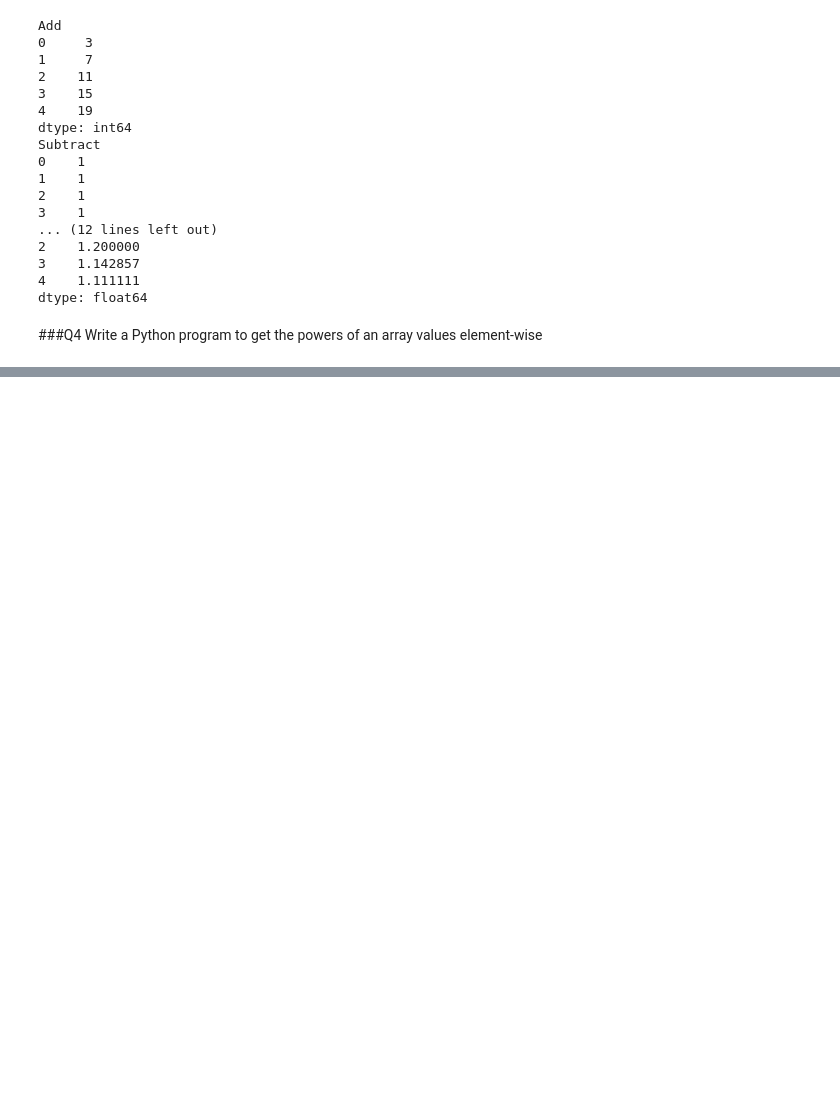
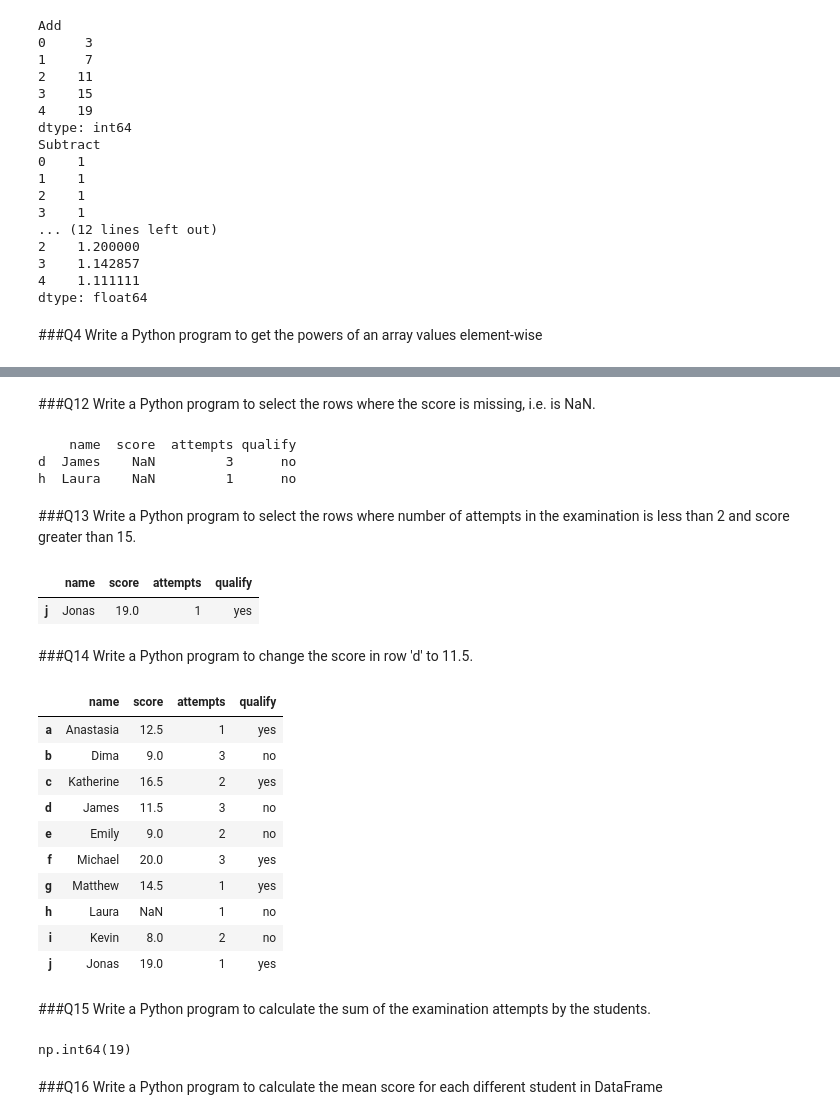
Before and after one commit to Harsh020802/Data_Analysis, a Jupyter notebook: Pandas_Questions.ipynb, the cells around one changed output, grey strips where cells are left out. Cells and saved outputs as stored; diff of their text form; code cells hidden in the pictures; blank space fills up the shorter version.

```diff
--- a/Pandas_Questions.ipynb
+++ b/Pandas_Questions.ipynb
@@ -84,0 +195,9 @@ dtype: float64
+# %%
+exam_data = {'name': ['Anastasia', 'Dima', 'Katherine', 'James', 'Emily', 'Michael', 'Matthew',
+'Laura', 'Kevin', 'Jonas'],
+'score': [12.5, 9, 16.5, np.nan, 9, 20, 14.5, np.nan, 8, 19],
+'attempts': [1, 3, 2, 3, 2, 3, 1, 1, 2, 1],
+'qualify': ['yes', 'no', 'yes', 'no', 'no', 'yes', 'yes', 'no', 'no', 'yes']}
+labels = ['a', 'b', 'c', 'd', 'e', 'f', 'g', 'h', 'i', 'j']
+df = pd.DataFrame(exam_data , index=labels)
+df[df['attempts']>2]
@@ -84,0 +217,43 @@ dtype: float64
+# %% [markdown]
+###Q12 Write a Python program to select the rows where the score is missing, i.e. is NaN.
+# %%
+print(df[df['score'].isna()])
+# %% [output]
+    name  score  attempts qualify
+d  James    NaN         3      no
+h  Laura    NaN         1      no
+# %% [markdown]
+###Q13 Write a Python program to select the rows where number of attempts in the
+examination is less than 2 and score greater than 15.
+# %%
+df[(df['attempts']<2) & (df['score']>15)]
+# %% [output]
+|  | name | score | attempts | qualify |
+| j | Jonas | 19.0 | 1 | yes |
+# %% [markdown]
+###Q14 Write a Python program to change the score in row 'd' to 11.5.
+# %%
+df.loc['d', 'score'] = 11.5
+df
+# %% [output]
+|  | name | score | attempts | qualify |
+| a | Anastasia | 12.5 | 1 | yes |
+| b | Dima | 9.0 | 3 | no |
+| c | Katherine | 16.5 | 2 | yes |
+| d | James | 11.5 | 3 | no |
+| e | Emily | 9.0 | 2 | no |
+| f | Michael | 20.0 | 3 | yes |
+| g | Matthew | 14.5 | 1 | yes |
+| h | Laura | NaN | 1 | no |
+| i | Kevin | 8.0 | 2 | no |
+| j | Jonas | 19.0 | 1 | yes |
+# %% [markdown]
+###Q15  Write a Python program to calculate the sum of the examination attempts by the
+students.
+# %%
+df['attempts'].sum()
+# %% [output]
+np.int64(19)
+# %% [markdown]
+###Q16 Write a Python program to calculate the mean score for each different student in
+DataFrame
```
Also changed, not shown: parts of 29 cells of this notebook, 1 other file.
